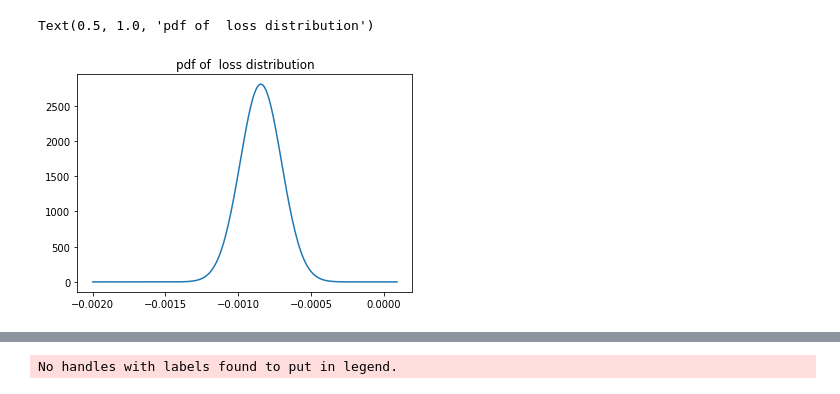
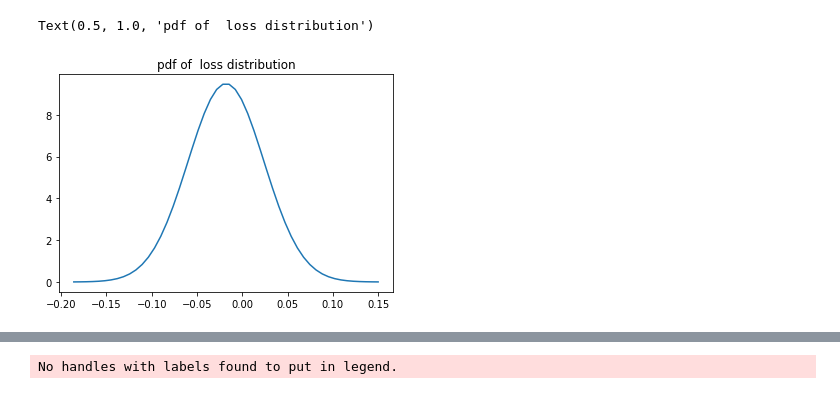
Before and after one commit to ZiyueNie/575, a Jupyter notebook: src/P2.ipynb, the cells around one changed output, grey strips where cells are left out. Drawn from its saved outputs; the diff is of its cells as text; code cells hidden in the pictures.

```diff
--- a/src/P2.ipynb
+++ b/src/P2.ipynb
@@ -53,3 +59,8 @@ wt=np.ones(11)*1/11
 a=lin_loss(vt,wt,mu,omega)
 exp=a[0]
 var=a[1]
+# %%
+'''
+mu=getData(1006)[0]
+print(mu)
+omega=getData(1008)[1]
@@ -83,0 +96,18 @@ print(values)
+# %%
+#loss distribution
+Names=['loss1']
+for name in Names:
+    with open(name+'.csv') as file:
+        reader=csv.reader(file)
+        rows=[row for row in reader]
+    DApp=[row[1] for row in rows[1:49]]
+    DApp=[float(dapp)/100 for dapp in DApp]
+   #DApp=[math.log(DApp[i]/DApp[i-1]) for i in range(1,len(DApp))]
+    DApp=sorted(DApp)
+    DApp=np.array(DApp)
+    mu_loss,sigma_loss=norm.fit(DApp)
+    #_,p=chisquare(DApp,norm(mu,sigma).pdf(np.linspace(-50,50,251)))
+    #print('The p value for '+name+' is %f'%p)
+    print(mu_loss,sigma_loss)
+    #print(sigma)
+    #mu_t,sigma_t,n=t.fit(DApp)
@@ -84,8 +147,10 @@ print(values)
 # %%
-x_loss = np.arange(-0.002,0.0001,0.00001)
-y_loss = normfun(x_loss, mu_loss, variance)
+#x_loss = np.arange(-0.002,0.0001,0.00001)
+x_loss=np.linspace (mu_loss-4*sigma_loss, mu_loss+4*sigma_loss)
+y_loss = normfun(x_loss, mu_loss, sigma_loss)
 plt.plot(x_loss,y_loss)
+#plt.hist(DApp,bins=48,density='true')
 plt.title('pdf of  loss distribution')
 # %% [output]
 Text(0.5, 1.0, 'pdf of  loss distribution')
-[figure, old version]
+[figure, new version]
```
Also changed, not shown: parts of 16 cells of this notebook.
